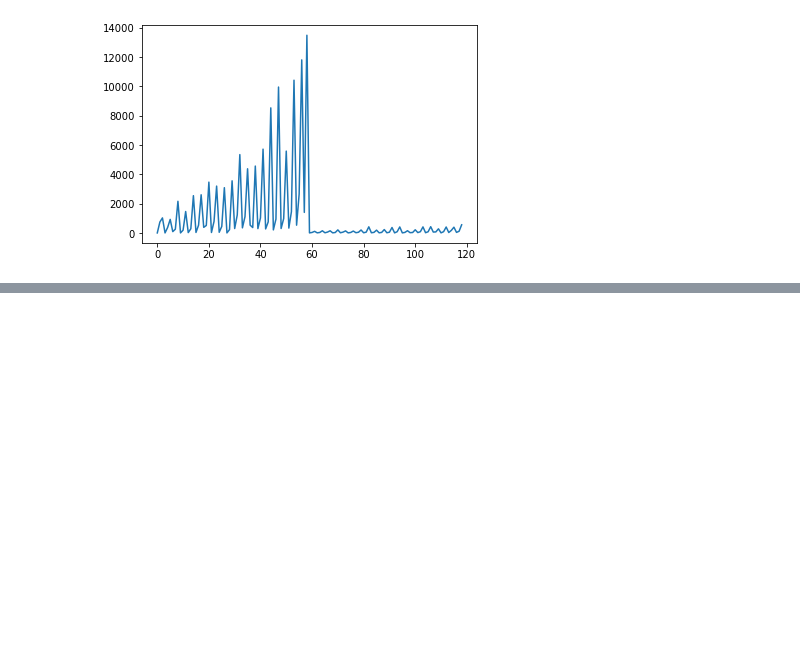
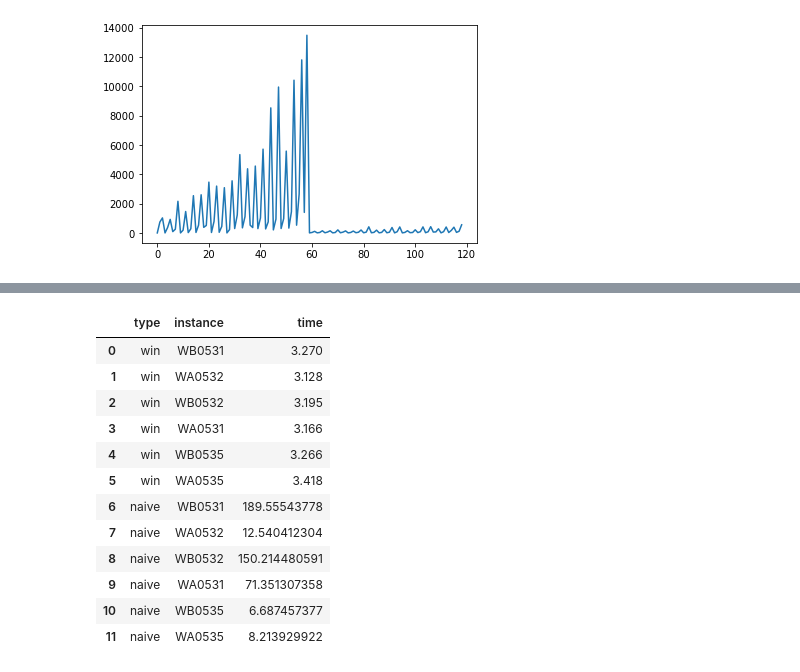
Before and after one commit to alexl4123/PSSAI_G15, a Jupyter notebook: ex1/notebook.ipynb, the cells around one changed output, grey strips where cells are left out. Drawn from its saved outputs; the diff is of its cells as text; code cells hidden in the pictures; blank space fills up the shorter version.

```diff
--- a/ex1/notebook.ipynb
+++ b/ex1/notebook.ipynb
@@ -479,0 +528,29 @@ fig.savefig("score_comapre")
+# %%
+win = """
+real	0m3.270s
+user	0m3.460s
+sys	0m1.858s
+
+real	0m3.128s
+user	0m3.332s
+sys	0m1.853s
+
+real	0m3.195s
+user	0m3.385s
+sys	0m1.861s
+
+real	0m3.166s
+user	0m3.356s
+sys	0m1.880s
+
+real	0m3.266s
+user	0m3.457s
+sys	0m1.865s
+
+real	0m3.418s
+user	0m3.608s
+sys	0m1.861s
+"""
+# %%
+win_times = [v for i, v in enumerate(re.findall("\d+\.\d+", win)) if i % 3 == 0]
+win_times
@@ -479,0 +573,18 @@ fig.savefig("score_comapre")
+# %%
+for i, j in zip(instances, naive_times):
+    df.loc[len(df.index)] = ["naive", i, j]
+df
+# %% [output]
+|  | type | instance | time |
+| 0 | win | WB0531 | 3.270 |
+| 1 | win | WA0532 | 3.128 |
+| 2 | win | WB0532 | 3.195 |
+| 3 | win | WA0531 | 3.166 |
+| 4 | win | WB0535 | 3.266 |
+| 5 | win | WA0535 | 3.418 |
+| 6 | naive | WB0531 | 189.55543778 |
+| 7 | naive | WA0532 | 12.540412304 |
+| 8 | naive | WB0532 | 150.214480591 |
+| 9 | naive | WA0531 | 71.351307358 |
+| 10 | naive | WB0535 | 6.687457377 |
+| 11 | naive | WA0535 | 8.213929922 |
```
Also changed, not shown: parts of 11 cells of this notebook, 4 other files.
